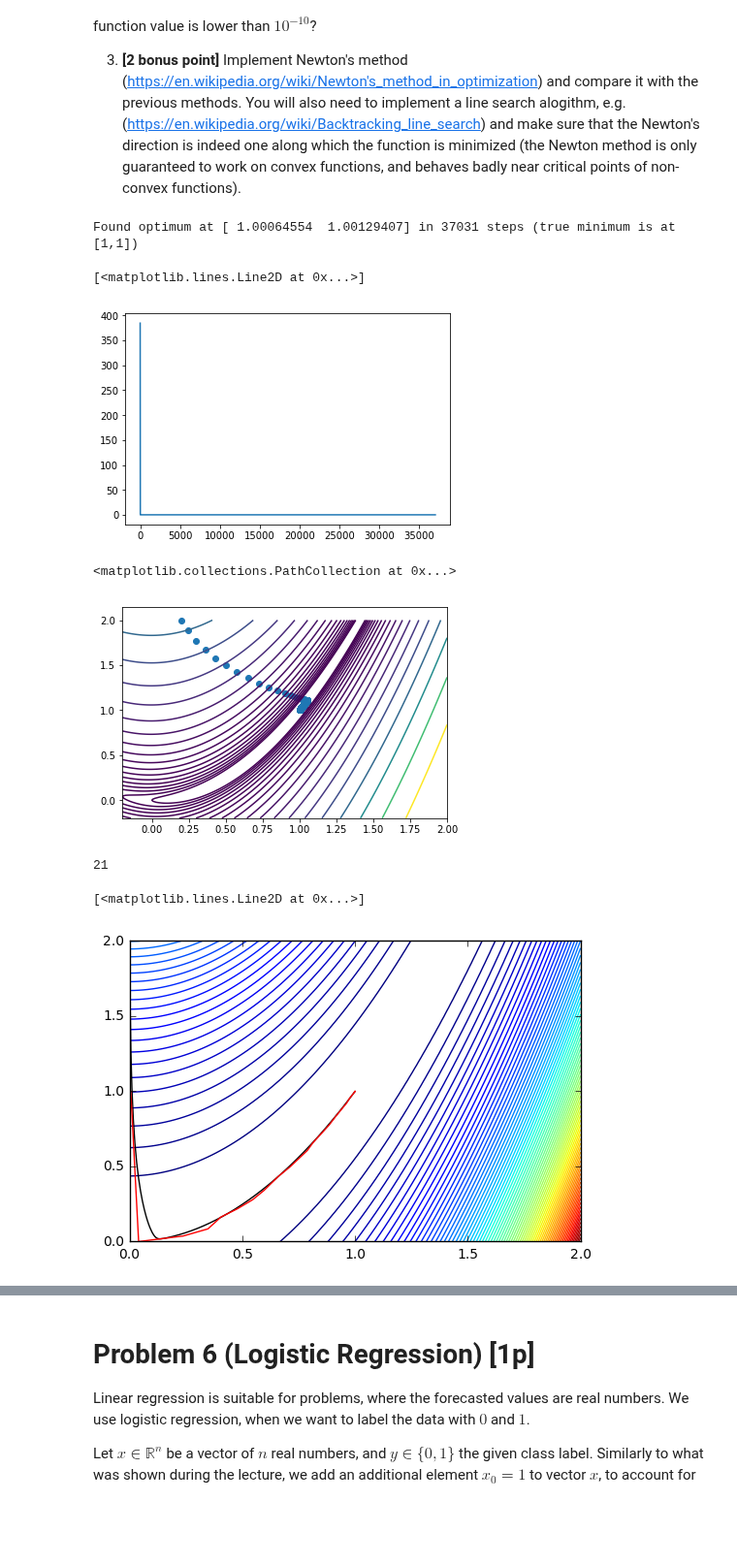
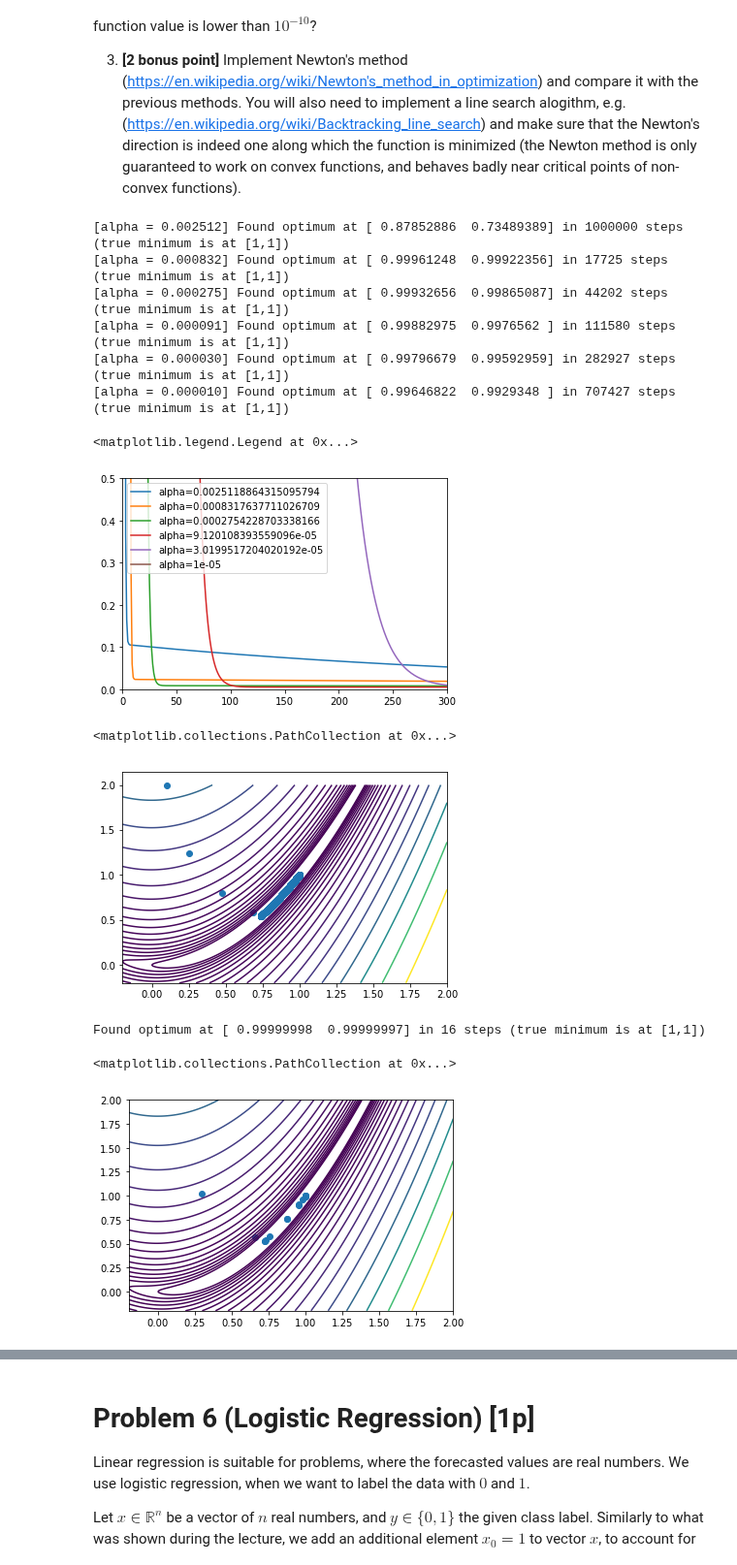
Before and after one commit to sequba/nn_assignments, a Jupyter notebook: assignment3/Assignment3.ipynb, the cells around one changed output, grey strips where cells are left out. Shown at 97% size. Saved outputs shown, nothing was run; the diff lists cells and outputs as text; code cells hidden in the pictures; blank space fills up the shorter version.

```diff
--- a/assignment3/Assignment3.ipynb
+++ b/assignment3/Assignment3.ipynb
@@ -317,27 +337,37 @@ def GD(f, Theta0, alpha=1e-4, stop_tolerance=1e-10, max_steps=1000000):
 # Find the optimum
 #
 
-X0 = np.array([0.2, 2.])
-Xopt, Xhist = GD(rosenbrock, X0, alpha=0.3e-3, stop_tolerance=1e-10, max_steps=1e6)
+alphas = logspace(-2.6, -5, 6)
 
-print("Found optimum at %s in %d steps (true minimum is at [1,1])" % (Xopt, len(Xhist)))
+for al in alphas:
+    X0 = np.array([0.1, 2.])
+    Xopt, Xhist = GD(rosenbrock, X0, alpha=al, stop_tolerance=1e-10, max_steps=1e6)
+    print("[alpha = %f] Found optimum at %s in %d steps (true minimum is at [1,1])" % (al, Xopt, len(Xhist)))
 
-#
-# Plot the value over iterations
-#
-
-(thetas, costs, _) = zip(*Xhist)
-plot(range(len(costs)), costs)
+    # Plot the value over iterations
+    (thetas, costs, _) = zip(*Xhist)
+    plot(range(len(costs)), costs, label="alpha={0}".format(al))
+axis([0, 300, 0, 0.5])
+legend()
 # %% [output]
-Found optimum at [ 1.00064554  1.00129407] in 37031 steps (true minimum is at [1,1])
+[alpha = 0.002512] Found optimum at [ 0.87852886  0.73489389] in 1000000 steps (true minimum is at [1,1])
+[alpha = 0.000832] Found optimum at [ 0.99961248  0.99922356] in 17725 steps (true minimum is at [1,1])
+[alpha = 0.000275] Found optimum at [ 0.99932656  0.99865087] in 44202 steps (true minimum is at [1,1])
+[alpha = 0.000091] Found optimum at [ 0.99882975  0.9976562 ] in 111580 steps (true minimum is at [1,1])
+[alpha = 0.000030] Found optimum at [ 0.99796679  0.99592959] in 282927 steps (true minimum is at [1,1])
+[alpha = 0.000010] Found optimum at [ 0.99646822  0.9929348 ] in 707427 steps (true minimum is at [1,1])
-[<matplotlib.lines.Line2D at 0x...>]
+<matplotlib.legend.Legend at 0x...>
-[figure, old version]
+[figure, new version]
 # %%
 #
 # Make a contour plot
 #
 # you may want to use functions: meshgrid, contour
 #
+
+X0 = np.array([0.1, 2.])
+Xopt, Xhist = GD(rosenbrock, X0, alpha=1.9e-3, stop_tolerance=1e-10, max_steps=1e6)
+(thetas, costs, _) = zip(*Xhist)
 
 x_space = np.linspace(-0.2, 2.0, 200)
 y_space = np.linspace(-0.2, 2.0, 200)
@@ -349,32 +379,37 @@ thetas = np.array(thetas)
 pyplot.scatter(thetas[:,0], thetas[:,1])
 # %% [output]
 <matplotlib.collections.PathCollection at 0x...>
-[figure, old version]
+[figure, new version]
 # %%
 #
 # Use scipy.optimize.fmin_l_bfgs_b
 # Again plot the path on the coutnour plot
 #
 # Hint: to save the points you can use the callback argument!
 #
 #
 
 import scipy.optimize as sopt
 lbfsg_hist = []
 def save_hist(x):
     lbfsg_hist.append(np.array(x))
 
-x_start = [0.,2.]
-lbfsgb_ret = sopt.fmin_l_bfgs_b(TODO, callback=save_hist)
+x_start = [0.1,2.]
+lbfsgb_ret = sopt.fmin_l_bfgs_b(rosenbrock, x_start, maxiter=1e6, factr=1e5, callback=save_hist)
 
-#
-# TODO: make a conour plot, show points considered by l_bfsgb algorithm and by gradient descent.
 # How many steps did l-bfgs take to optimize the Rosenbrock function?
-#
+print("Found optimum at %s in %d steps (true minimum is at [1,1])" % (lbfsgb_ret[0], len(lbfsg_hist)))
+
+
+# make a conour plot, show points considered by l_bfsgb algorithm and by gradient descent.
+pyplot.contour(x_grid, y_grid, rosen, levels=np.logspace(0., 3., 20))
+
+lbfsg_hist = np.array(lbfsg_hist)
+pyplot.scatter(lbfsg_hist[:,0], lbfsg_hist[:,1])
 # %% [output]
-21
+Found optimum at [ 0.99999998  0.99999997] in 16 steps (true minimum is at [1,1])
-[<matplotlib.lines.Line2D at 0x...>]
+<matplotlib.collections.PathCollection at 0x...>
-[figure, old version]
+[figure, new version]
 # %%
 # Newtod-Raphson Method
 
```
Also changed, not shown: parts of 10 cells of this notebook.
